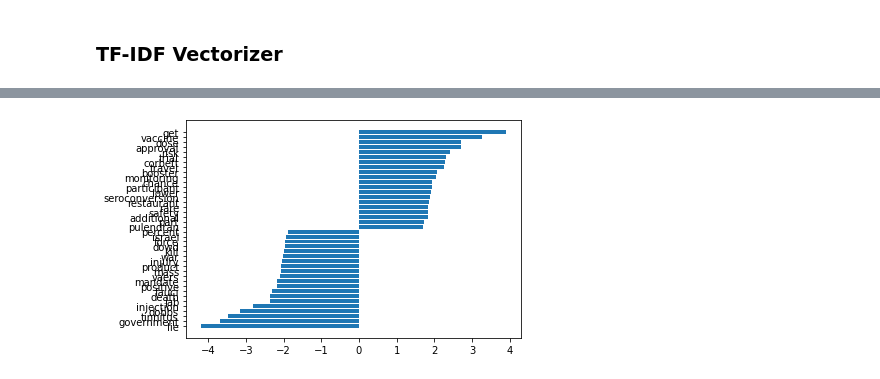
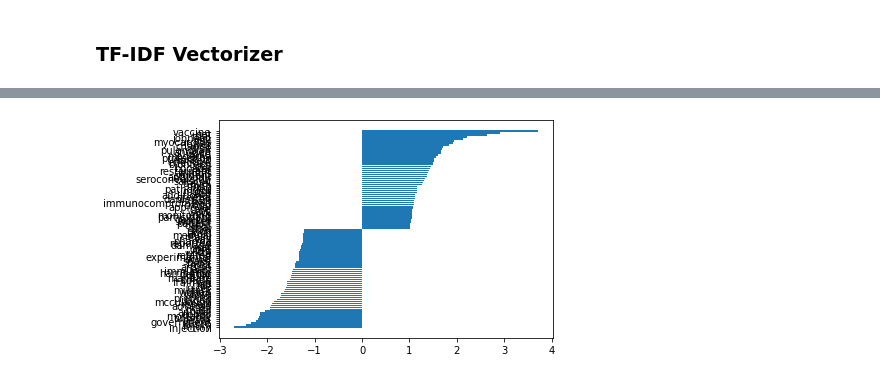
Before and after one commit to qaziok/ModelowanieGlebokichPrzekonan, a Jupyter notebook: DeepBeliefModeling.ipynb, the cells around one changed output, grey strips where cells are left out. Saved outputs shown, nothing was run; the diff lists cells and outputs as text; code cells hidden in the pictures.

```diff
--- a/DeepBeliefModeling.ipynb
+++ b/DeepBeliefModeling.ipynb
@@ -134,9 +134,9 @@ plt.show()
 # %%
 from model.features import f_importances_graph
 # %%
-slowa_anty, slowa_pro = f_importances_graph(clf.coef_,tfidf_tokens, limit=20)
+slowa_anty, slowa_pro = f_importances_graph(clf.coef_,tfidf_tokens, limit=50)
 # %% [output]
-[figure, old version]
+[figure, new version]
 # %%
 with open("model_storage/words_pa.pkl","rb") as file:
     words_pa = pickle.load(file)
```
Also changed, not shown: parts of 12 cells of this notebook, 6 other files.
